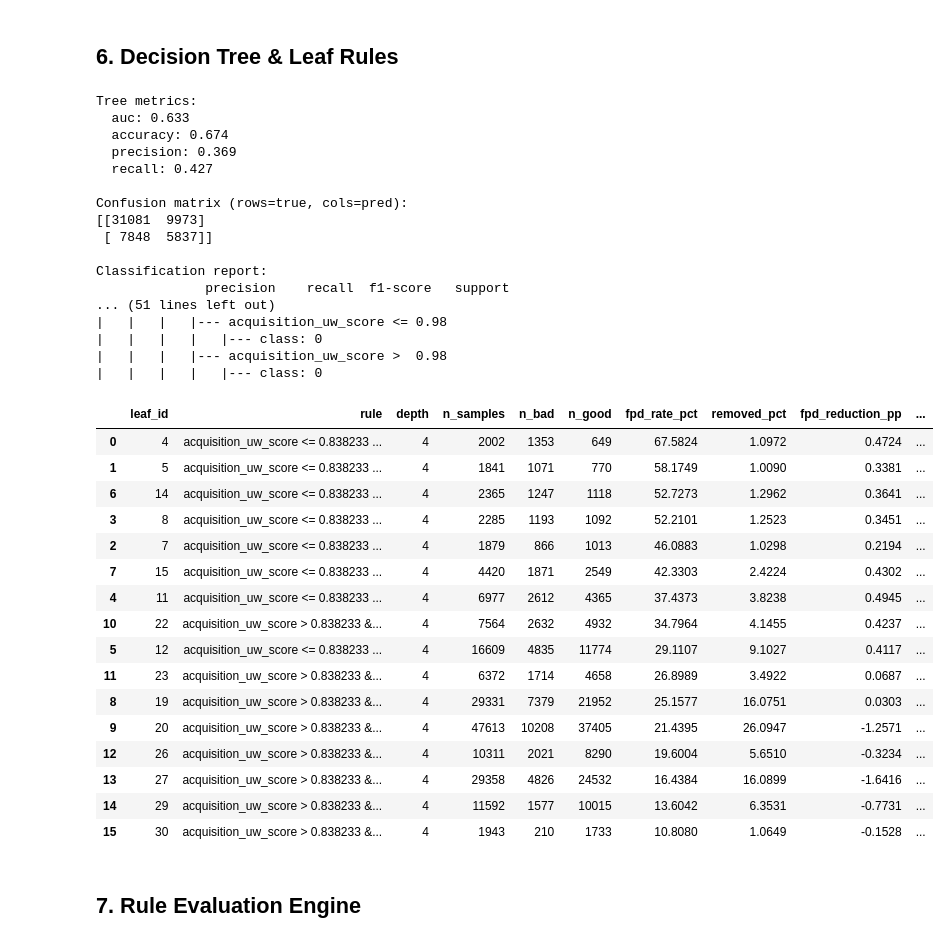
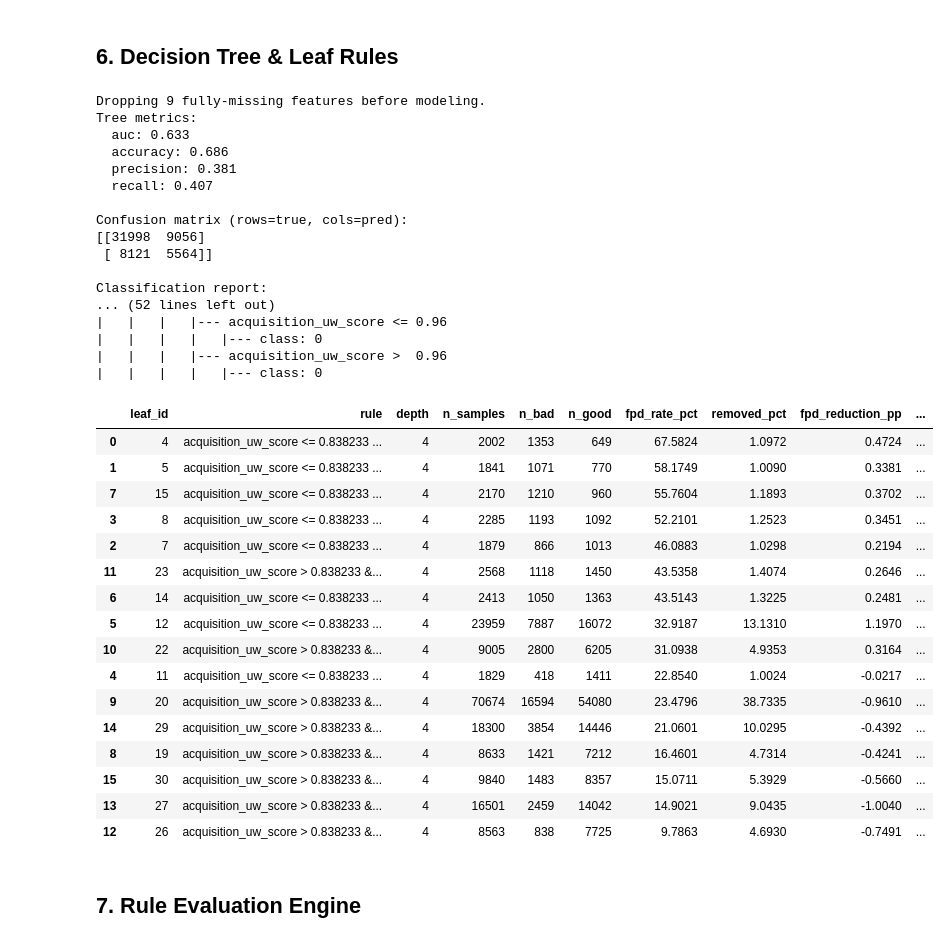
Before and after one commit to JLaniado/underwriting_policy_optimization_framework, a Jupyter notebook: fpd_rule_mining.ipynb, the cells around one changed output. Cells and saved outputs as stored; diff of their text form; code cells hidden in the pictures.

Commit message:
Bug fixes, and including all columns (not excluding <1% or >99% missing values)

```diff
--- a/fpd_rule_mining.ipynb
+++ b/fpd_rule_mining.ipynb
@@ -13,12 +13,13 @@ ID_COL = "user_uuid"
 TARGET_COL = "is_fpd"
 UW_SCORE_COL = "acquisition_uw_score"
 DROP_POST_APP_COLS = [
+    "first_loan_type",
     "removed_nelo_app_between_first_loan_and_first_due_date",
     "days_since_most_recent_app_event_prior_to_first_due_date",
     "total_mobile_app_events_between_first_loan_and_first_due_date",
 ]
-LOW_MISS = 0.01
-HIGH_MISS = 0.99
+LOW_MISS = 0 # Drops columns with overall % of NaN values below LOW_MISS
+HIGH_MISS = 1 # Drops columns with overall % of NaN values above HIGH_MISS
 N_SPLITS = 5
 ALPHA_TE = 200.0
 RANDOM_SEED = 42
@@ -26,7 +27,7 @@ MIN_RULE_IMPROVEMENT_PP = 0.2
 MAX_DEPTH = 4
 MIN_SAMPLES_LEAF_FRAC = 0.01
 TEST_SIZE = 0.3
-PLOT_STYLE = "whitegrid"
+PLOT_STYLE = "white"
 WARNING_FILTER = "ignore"
 LEAF_MIN_LIFT_PP = 2.0
 RARE_LEVEL_FRACTION = 0.005
@@ -135,19 +136,20 @@ def frequency_encode(series):
 
 def cross_fitted_target_encode(series, target, n_splits, alpha, random_state):
     """Cross-fitted target encoding with additive smoothing."""
-    series = series.astype("category")
+    series = pd.Series(series, copy=False).astype("object")
     target = target.astype(float)
     global_mean = target.mean()
     encoded = pd.Series(index=series.index, dtype=float)
     kf = KFold(n_splits=n_splits, shuffle=True, random_state=random_state)
     for train_idx, valid_idx in kf.split(series):
-        train_series = series.iloc[train_idx]
+        train_series = series.iloc[train_idx].astype("object")
         train_target = target.iloc[train_idx]
         stats = train_target.groupby(train_series).agg(["sum", "count"])
         smooth = (stats["sum"] + alpha * global_mean) / (stats["count"] + alpha)
         enc_map = smooth.to_dict()
-        fold_values = series.iloc[valid_idx].map(enc_map).fillna(global_mean)
-        encoded.iloc[valid_idx] = fold_values
+        fold_series = series.iloc[valid_idx].astype("object")
+        fold_values = fold_series.map(enc_map)
+        encoded.iloc[valid_idx] = fold_values.fillna(global_mean)
     encoded.name = f"{series.name}_te"
     return encoded.astype(float)
 
@@ -617,8 +645,16 @@ Top features by correlation / mutual information overlap:
 # %% [markdown]
 ## 6. Decision Tree & Leaf Rules
 # %%
+fully_missing_cols = X.columns[X.isna().all()]
+dropped_fully_missing_cols = fully_missing_cols.tolist()
+if len(fully_missing_cols):
+    print(f"Dropping {len(fully_missing_cols)} fully-missing features before modeling.")
+    X_model = X.drop(columns=fully_missing_cols)
+else:
+    X_model = X.copy()
+
 imputer = SimpleImputer(strategy="median")
-X_imputed = pd.DataFrame(imputer.fit_transform(X), columns=X.columns, index=X.index)
+X_imputed = pd.DataFrame(imputer.fit_transform(X_model), columns=X_model.columns, index=X_model.index)
 
 X_train, X_test, y_train, y_test = train_test_split(
     X_imputed,
@@ -683,56 +719,56 @@ for leaf_id in np.unique(leaf_ids):
         "leaf_id": int(leaf_id),
         "rule": node_info["rule"],
         "depth": int(node_info["depth"]),
         "n_samples": n_samples,
         "n_bad": bad_n,
         "n_good": good_n,
         "fpd_rate_pct": fpd_rate_pct,
         "removed_pct": removed_pct,
         "fpd_reduction_pp": fpd_reduction_pp,
         "efficiency": efficiency,
         "is_candidate": bool(
             (fpd_rate_pct - base_rate_pct) >= LEAF_MIN_LIFT_PP and
             (n_samples / len(X_imputed)) >= MIN_SAMPLES_LEAF_FRAC
         ),
     })
 
 leaf_summary_df = pd.DataFrame(leaf_records).sort_values("efficiency", ascending=False)
 display(leaf_summary_df)
 # %% [output]
+Dropping 9 fully-missing features before modeling.
 Tree metrics:
   auc: 0.633
-  accuracy: 0.674
-  precision: 0.369
-  recall: 0.427
+  accuracy: 0.686
+  precision: 0.381
+  recall: 0.407
 
 Confusion matrix (rows=true, cols=pred):
-[[31081  9973]
- [ 7848  5837]]
+[[31998  9056]
+ [ 8121  5564]]
 
 Classification report:
-              precision    recall  f1-score   support
-... (51 lines left out)
-|   |   |   |--- acquisition_uw_score <= 0.98
+... (52 lines left out)
+|   |   |   |--- acquisition_uw_score <= 0.96
 |   |   |   |   |--- class: 0
-|   |   |   |--- acquisition_uw_score >  0.98
+|   |   |   |--- acquisition_uw_score >  0.96
 |   |   |   |   |--- class: 0
 |  | leaf_id | rule | depth | n_samples | n_bad | n_good | fpd_rate_pct | removed_pct | fpd_reduction_pp | ... |
 | 0 | 4 | acquisition_uw_score <= 0.838233 ... | 4 | 2002 | 1353 | 649 | 67.5824 | 1.0972 | 0.4724 | ... |
 | 1 | 5 | acquisition_uw_score <= 0.838233 ... | 4 | 1841 | 1071 | 770 | 58.1749 | 1.0090 | 0.3381 | ... |
-| 6 | 14 | acquisition_uw_score <= 0.838233 ... | 4 | 2365 | 1247 | 1118 | 52.7273 | 1.2962 | 0.3641 | ... |
+| 7 | 15 | acquisition_uw_score <= 0.838233 ... | 4 | 2170 | 1210 | 960 | 55.7604 | 1.1893 | 0.3702 | ... |
 | 3 | 8 | acquisition_uw_score <= 0.838233 ... | 4 | 2285 | 1193 | 1092 | 52.2101 | 1.2523 | 0.3451 | ... |
 | 2 | 7 | acquisition_uw_score <= 0.838233 ... | 4 | 1879 | 866 | 1013 | 46.0883 | 1.0298 | 0.2194 | ... |
-| 7 | 15 | acquisition_uw_score <= 0.838233 ... | 4 | 4420 | 1871 | 2549 | 42.3303 | 2.4224 | 0.4302 | ... |
-| 4 | 11 | acquisition_uw_score <= 0.838233 ... | 4 | 6977 | 2612 | 4365 | 37.4373 | 3.8238 | 0.4945 | ... |
-| 10 | 22 | acquisition_uw_score > 0.838233 &... | 4 | 7564 | 2632 | 4932 | 34.7964 | 4.1455 | 0.4237 | ... |
-| 5 | 12 | acquisition_uw_score <= 0.838233 ... | 4 | 16609 | 4835 | 11774 | 29.1107 | 9.1027 | 0.4117 | ... |
-| 11 | 23 | acquisition_uw_score > 0.838233 &... | 4 | 6372 | 1714 | 4658 | 26.8989 | 3.4922 | 0.0687 | ... |
-| 8 | 19 | acquisition_uw_score > 0.838233 &... | 4 | 29331 | 7379 | 21952 | 25.1577 | 16.0751 | 0.0303 | ... |
-| 9 | 20 | acquisition_uw_score > 0.838233 &... | 4 | 47613 | 10208 | 37405 | 21.4395 | 26.0947 | -1.2571 | ... |
-| 12 | 26 | acquisition_uw_score > 0.838233 &... | 4 | 10311 | 2021 | 8290 | 19.6004 | 5.6510 | -0.3234 | ... |
-| 13 | 27 | acquisition_uw_score > 0.838233 &... | 4 | 29358 | 4826 | 24532 | 16.4384 | 16.0899 | -1.6416 | ... |
-| 14 | 29 | acquisition_uw_score > 0.838233 &... | 4 | 11592 | 1577 | 10015 | 13.6042 | 6.3531 | -0.7731 | ... |
-| 15 | 30 | acquisition_uw_score > 0.838233 &... | 4 | 1943 | 210 | 1733 | 10.8080 | 1.0649 | -0.1528 | ... |
+| 11 | 23 | acquisition_uw_score > 0.838233 &... | 4 | 2568 | 1118 | 1450 | 43.5358 | 1.4074 | 0.2646 | ... |
+| 6 | 14 | acquisition_uw_score <= 0.838233 ... | 4 | 2413 | 1050 | 1363 | 43.5143 | 1.3225 | 0.2481 | ... |
+| 5 | 12 | acquisition_uw_score <= 0.838233 ... | 4 | 23959 | 7887 | 16072 | 32.9187 | 13.1310 | 1.1970 | ... |
+| 10 | 22 | acquisition_uw_score > 0.838233 &... | 4 | 9005 | 2800 | 6205 | 31.0938 | 4.9353 | 0.3164 | ... |
+| 4 | 11 | acquisition_uw_score <= 0.838233 ... | 4 | 1829 | 418 | 1411 | 22.8540 | 1.0024 | -0.0217 | ... |
+| 9 | 20 | acquisition_uw_score > 0.838233 &... | 4 | 70674 | 16594 | 54080 | 23.4796 | 38.7335 | -0.9610 | ... |
+| 14 | 29 | acquisition_uw_score > 0.838233 &... | 4 | 18300 | 3854 | 14446 | 21.0601 | 10.0295 | -0.4392 | ... |
+| 8 | 19 | acquisition_uw_score > 0.838233 &... | 4 | 8633 | 1421 | 7212 | 16.4601 | 4.7314 | -0.4241 | ... |
+| 15 | 30 | acquisition_uw_score > 0.838233 &... | 4 | 9840 | 1483 | 8357 | 15.0711 | 5.3929 | -0.5660 | ... |
+| 13 | 27 | acquisition_uw_score > 0.838233 &... | 4 | 16501 | 2459 | 14042 | 14.9021 | 9.0435 | -1.0040 | ... |
+| 12 | 26 | acquisition_uw_score > 0.838233 &... | 4 | 8563 | 838 | 7725 | 9.7863 | 4.6930 | -0.7491 | ... |
 # %% [markdown]
 ## 7. Rule Evaluation Engine
 # %%
```
Also changed, not shown: parts of 6 cells of this notebook, 15 other files.
